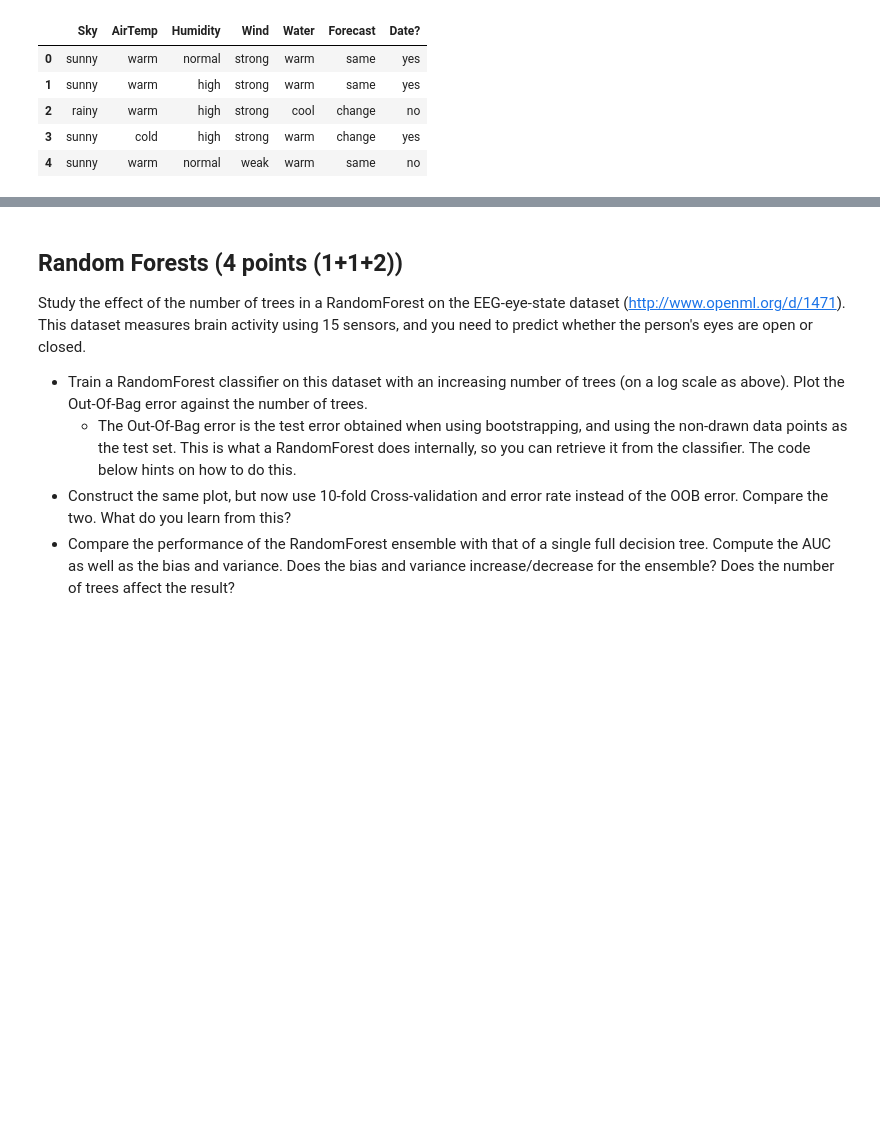
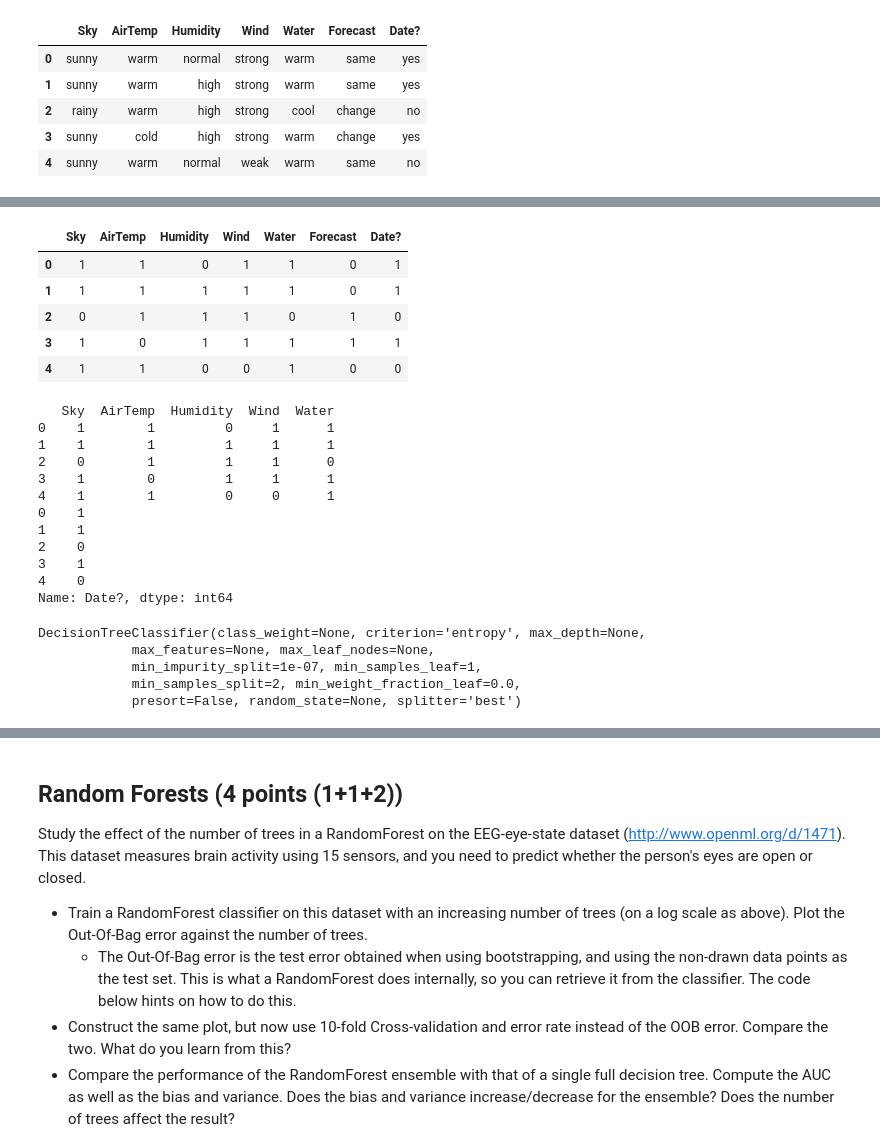
Before and after one commit to mcpeer/mla1, a Jupyter notebook: Assignment 1 - Weerts Peer.ipynb, the cells around one changed output, grey strips where cells are left out. Saved outputs shown, nothing was run; the diff lists cells and outputs as text; code cells hidden in the pictures; blank space fills up the shorter version.

Commit message:
decision tree assignment almost done

```diff
--- a/Assignment 1 - Weerts Peer.ipynb
+++ b/Assignment 1 - Weerts Peer.ipynb
@@ -389,0 +513,58 @@ def info_gain(pos1,neg1,pos2,neg2):
+# %%
+#now train a simple decision tree
+from sklearn.tree import DecisionTreeClassifier
+from sklearn.preprocessing import LabelEncoder
+
+df = pd.DataFrame({"Sky":[1,1,0,1,1],
+                    "AirTemp":[1,1,1,0,1],
+                   "Humidity":[0,1,1,1,0],
+                   "Wind":[1,1,1,1,0],
+                   "Water":[1,1,0,1,1],
+                   "Forecast":[0,0,1,1,0],
+                   "Date?":[1,1,0,1,0]
+                   });
+df = df[['Sky', 'AirTemp', 'Humidity', 'Wind', 'Water', 'Forecast', 'Date?']] # Fix column ordering
+df # print
+
+attrs = list(df)
+X_train= df[attrs[0:5]]
+print(X_train)
+Y_train = df[attrs[6]]
+print(Y_train)
+
+tree = DecisionTreeClassifier(criterion="entropy")
+tree.fit(X_train,Y_train)
+
+# Creates a .dot file
+from sklearn.tree import export_graphviz
+export_graphviz(tree, out_file="tree.dot", class_names=["no", "yes"],
+                feature_names=attrs[0:5], impurity=True, filled=True)
+# Open and display
+import graphviz
+with open("tree.dot") as f:
+    dot_graph = f.read()
+display(graphviz.Source(dot_graph))
+# %% [output]
+|  | Sky | AirTemp | Humidity | Wind | Water | Forecast | Date? |
+| 0 | 1 | 1 | 0 | 1 | 1 | 0 | 1 |
+| 1 | 1 | 1 | 1 | 1 | 1 | 0 | 1 |
+| 2 | 0 | 1 | 1 | 1 | 0 | 1 | 0 |
+| 3 | 1 | 0 | 1 | 1 | 1 | 1 | 1 |
+| 4 | 1 | 1 | 0 | 0 | 1 | 0 | 0 |
+   Sky  AirTemp  Humidity  Wind  Water
+0    1        1         0     1      1
+1    1        1         1     1      1
+2    0        1         1     1      0
+3    1        0         1     1      1
+4    1        1         0     0      1
+0    1
+1    1
+2    0
+3    1
+4    0
+Name: Date?, dtype: int64
+DecisionTreeClassifier(class_weight=None, criterion='entropy', max_depth=None,
+            max_features=None, max_leaf_nodes=None,
+            min_impurity_split=1e-07, min_samples_leaf=1,
+            min_samples_split=2, min_weight_fraction_leaf=0.0,
+            presort=False, random_state=None, splitter='best')
```
Also changed, not shown: parts of 5 cells of this notebook.
